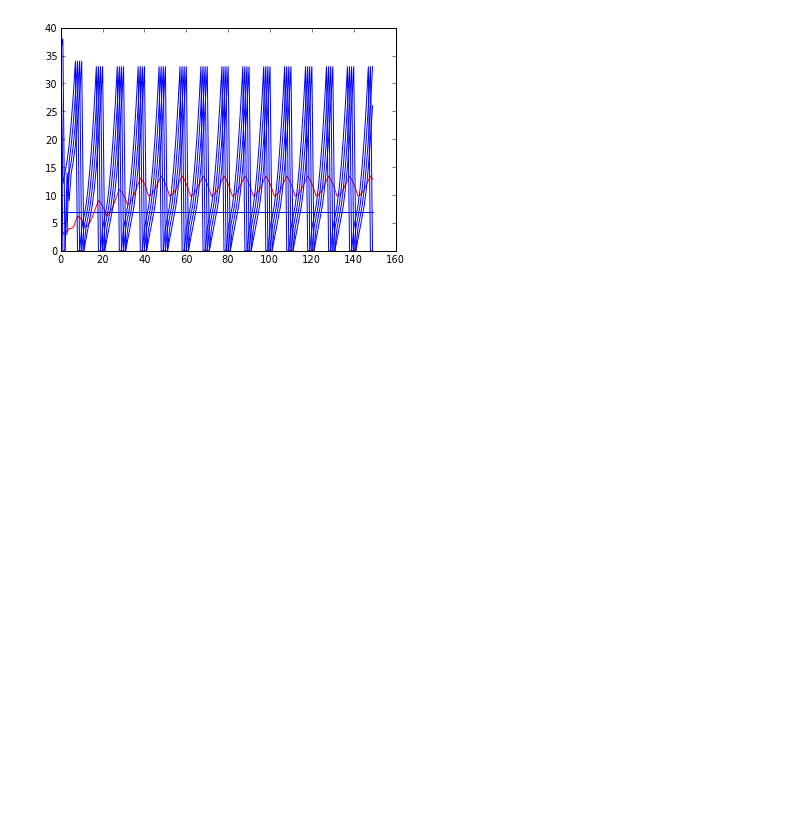
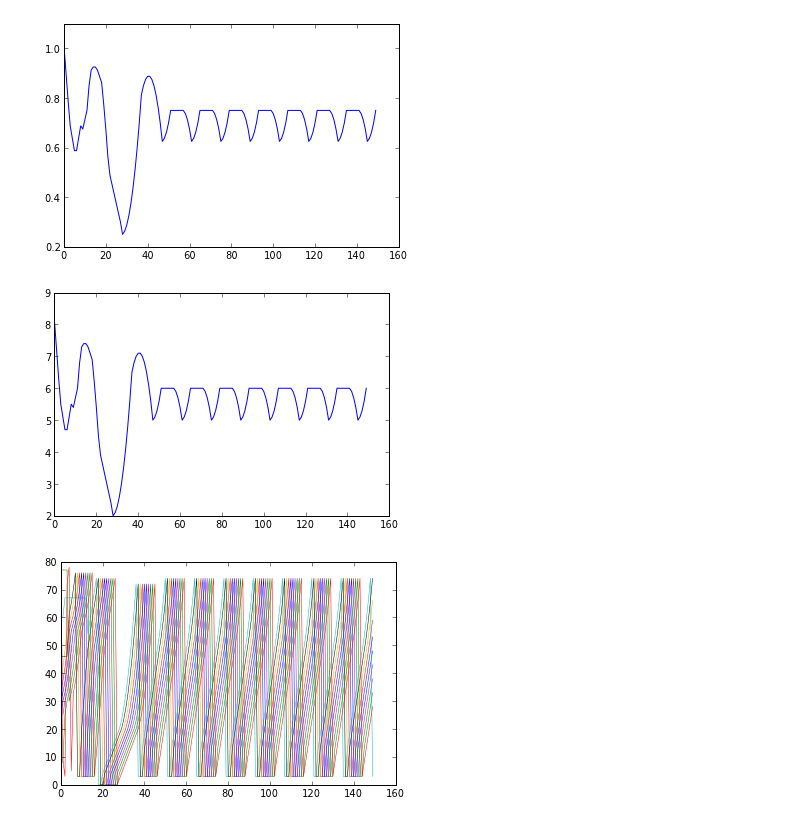
Before and after one commit to dbenton93/PHYS202-S13, a Jupyter notebook: Project/1-D Traffic Flows.ipynb, the cells around one changed output. Cells and saved outputs as stored; diff of their text form; code cells hidden in the pictures; blank space fills up the shorter version.

```diff
--- a/Project/1-D Traffic Flows.ipynb
+++ b/Project/1-D Traffic Flows.ipynb
@@ -86,14 +86,16 @@ def STCA(L,cars,p,N):
         current[i] = density*v_avg[i]
         pos[i] = x
     return v_avg, density, current, pos
-# %%
-v_avg,density,current,pos = STCA(L,cars,0,150)
-t = arange(0,150,1)
-plot(t,v_avg,color='r')
-plot(t,pos,color='b')
-show()
-#v_avg plot makes sense, becuase I set p=0 and wih no cars slowing down the avg velocity should approach vmax
-#I don't know how to make sense of the rest? Maybe I have an error?
-#regardless I'm proud of myself for getting this far
-# %% [output]
-[figure, removed]
+# %%
+v_avg,density,current,position = STCA(80,10,.1,150)
+t = arange(0,150,1)
+plot(t, current)
+show()
+plot(t,v_avg)
+show()
+plot(t,position,linewidth=.5)
+show()
+# %% [output]
+[figure, added]
+[figure, added]
+[figure, added]
```
Also changed, not shown: parts of 1 cell of this notebook.
